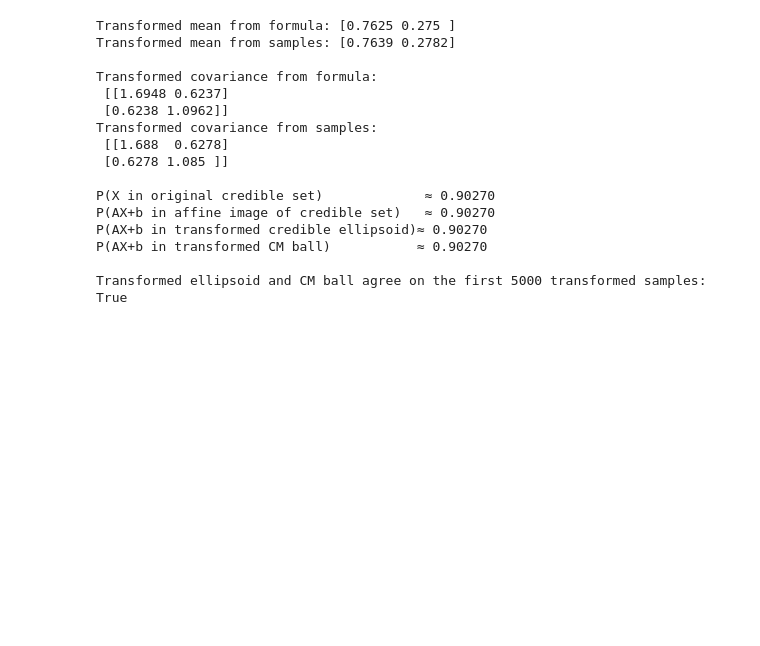
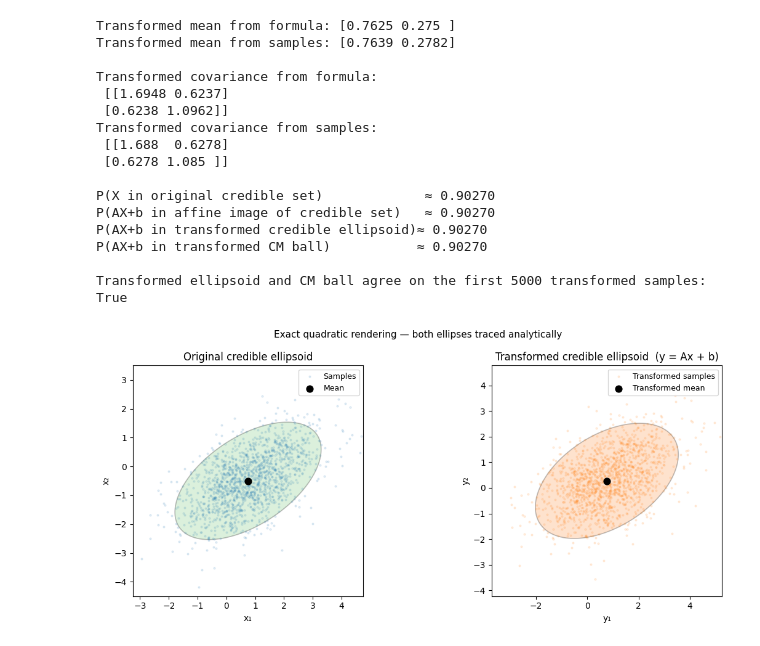
Before and after one commit to da380/pygeoinf, a Jupyter notebook: tutorials/gaussian_measure_to_sets_demo.ipynb, the cells around one changed output. Saved outputs shown, nothing was run; the diff lists cells and outputs as text; code cells hidden in the pictures; blank space fills up the shorter version.

```diff
--- a/tutorials/gaussian_measure_to_sets_demo.ipynb
+++ b/tutorials/gaussian_measure_to_sets_demo.ipynb
@@ -281,3 +264,52 @@ P(AX+b in transformed credible ellipsoid)≈ 0.90270
 P(AX+b in transformed CM ball)           ≈ 0.90270
 
 Transformed ellipsoid and CM ball agree on the first 5000 transformed samples: True
+# %%
+# Side-by-side comparison: original vs transformed credible ellipsoid.
+# Both .plot() calls use the exact quadratic path — no grid sampling.
+fig, axes = plt.subplots(1, 2, figsize=(12, 5))
+
+# --- Left: original credible ellipsoid ---
+original_bounds = (mean[0] - 4.0, mean[0] + 4.0, mean[1] - 4.0, mean[1] + 4.0)
+credible_ellipsoid.plot(
+    bounds=original_bounds,
+    cmap="Greens",
+    alpha=0.25,
+    show_plot=False,
+    ax=axes[0],
+)
+axes[0].scatter(samples[:1500, 0], samples[:1500, 1],
+                s=4, alpha=0.12, color="tab:blue", label="Samples")
+axes[0].scatter(mean[0], mean[1], color="black", s=60, zorder=5, label="Mean")
+axes[0].set_xlabel("x₁")
+axes[0].set_ylabel("x₂")
+axes[0].set_title("Original credible ellipsoid")
+axes[0].set_aspect("equal")
+axes[0].legend(loc="upper right", fontsize=9)
+
+# --- Right: transformed credible ellipsoid (exact path, O(1)) ---
+t_mean = transformed_mean
+t_bounds = (t_mean[0] - 4.5, t_mean[0] + 4.5, t_mean[1] - 4.5, t_mean[1] + 4.5)
+transformed_credible_ellipsoid.plot(
+    bounds=t_bounds,
+    cmap="Oranges",
+    alpha=0.25,
+    show_plot=False,
+    ax=axes[1],
+)
+axes[1].scatter(transformed_samples[:1500, 0], transformed_samples[:1500, 1],
+                s=4, alpha=0.12, color="tab:orange", label="Transformed samples")
+axes[1].scatter(t_mean[0], t_mean[1], color="black", s=60, zorder=5,
+                label="Transformed mean")
+axes[1].set_xlabel("y₁")
+axes[1].set_ylabel("y₂")
+axes[1].set_title("Transformed credible ellipsoid  (y = Ax + b)")
+axes[1].set_aspect("equal")
+axes[1].legend(loc="upper right", fontsize=9)
+
+fig.suptitle("Exact quadratic rendering — both ellipses traced analytically",
+             fontsize=11)
+fig.tight_layout()
+plt.show()
+# %% [output]
+[figure, added]
```
Also changed, not shown: parts of 4 cells of this notebook, 5 other files.
